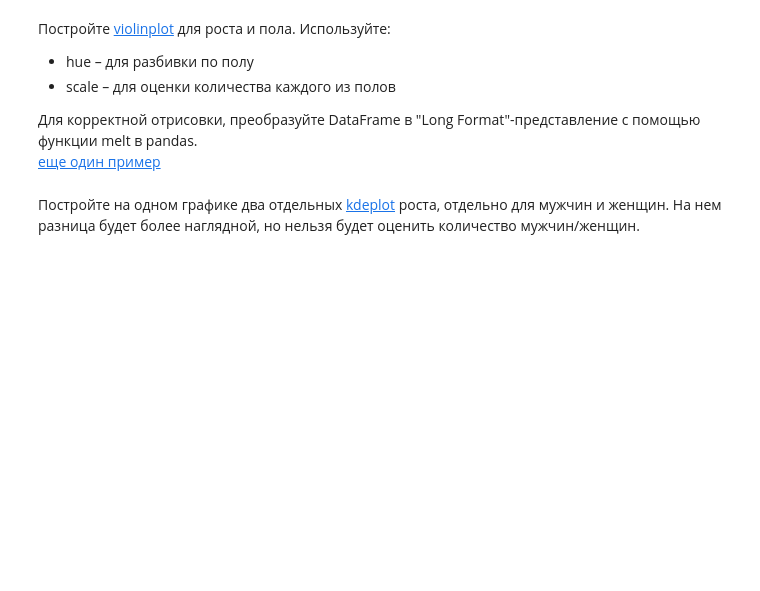
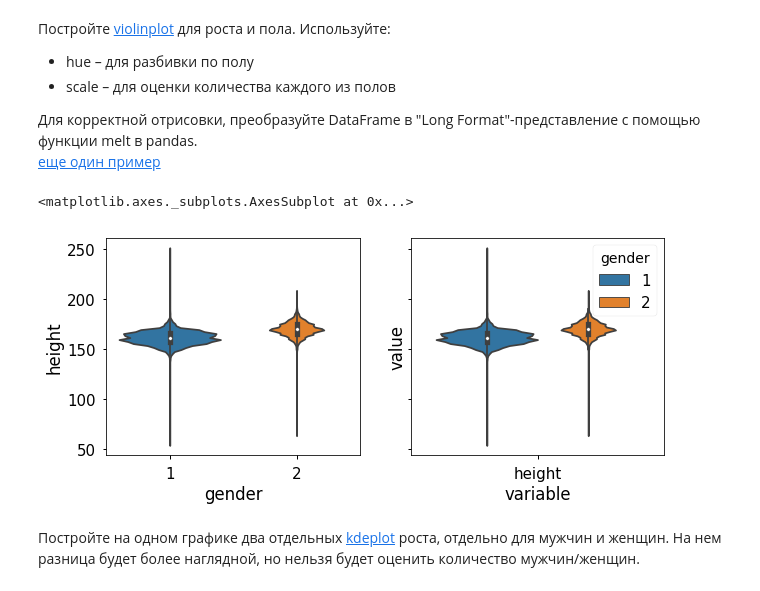
Before and after one commit to litichevskiydv/OdsCourse, a Jupyter notebook: homeworks/hw2_session3_visual_data_analysis.ipynb, the cells around one changed output. Saved outputs shown, nothing was run; the diff lists cells and outputs as text; code cells hidden in the pictures; blank space fills up the shorter version.

Commit message:
Connection between gender and height was illustrated graphically

```diff
--- a/homeworks/hw2_session3_visual_data_analysis.ipynb
+++ b/homeworks/hw2_session3_visual_data_analysis.ipynb
@@ -209,2 +207,10 @@ print('С признаком height больше всего коррелирую
+# %%
+_, axes = plt.subplots(1, 2, sharey=True, figsize=(10, 4))
+sns.violinplot(x='gender', y='height', data=train, scale="count", ax=axes[0]);
+height_to_gender = pd.melt(train, value_vars=['height'], id_vars='gender')
+sns.violinplot(x='variable', y='value', hue='gender', data=height_to_gender, scale="count", ax=axes[1])
+# %% [output]
+<matplotlib.axes._subplots.AxesSubplot at 0x...>
+[figure, added]
 # %% [markdown]
 Постройте на одном графике два отдельных [kdeplot](https://seaborn.pydata.org/generated/seaborn.kdeplot.html) роста, отдельно для мужчин и женщин. На нем разница будет более наглядной, но нельзя будет оценить количество мужчин/женщин.
```
Also changed, not shown: parts of 3 cells of this notebook.
